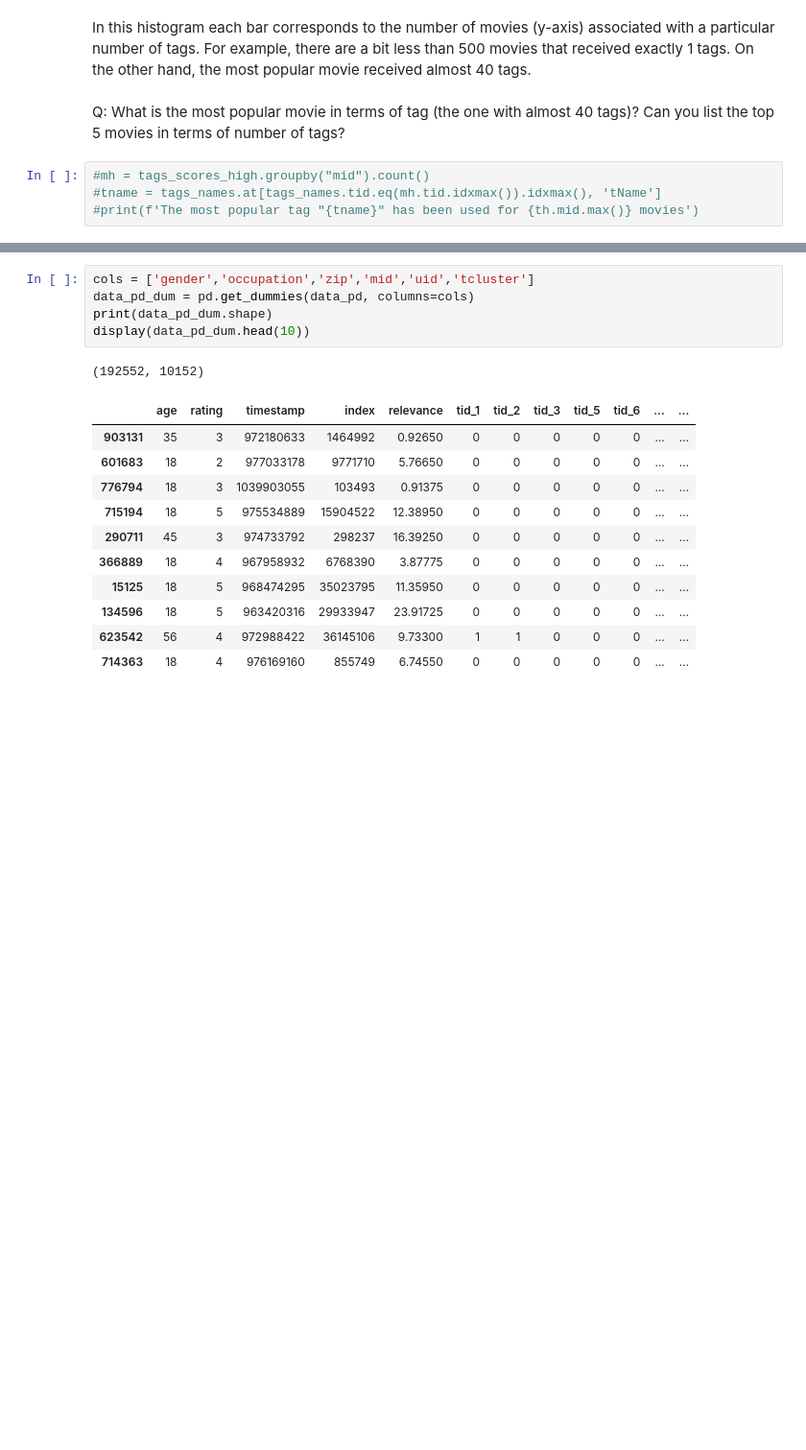
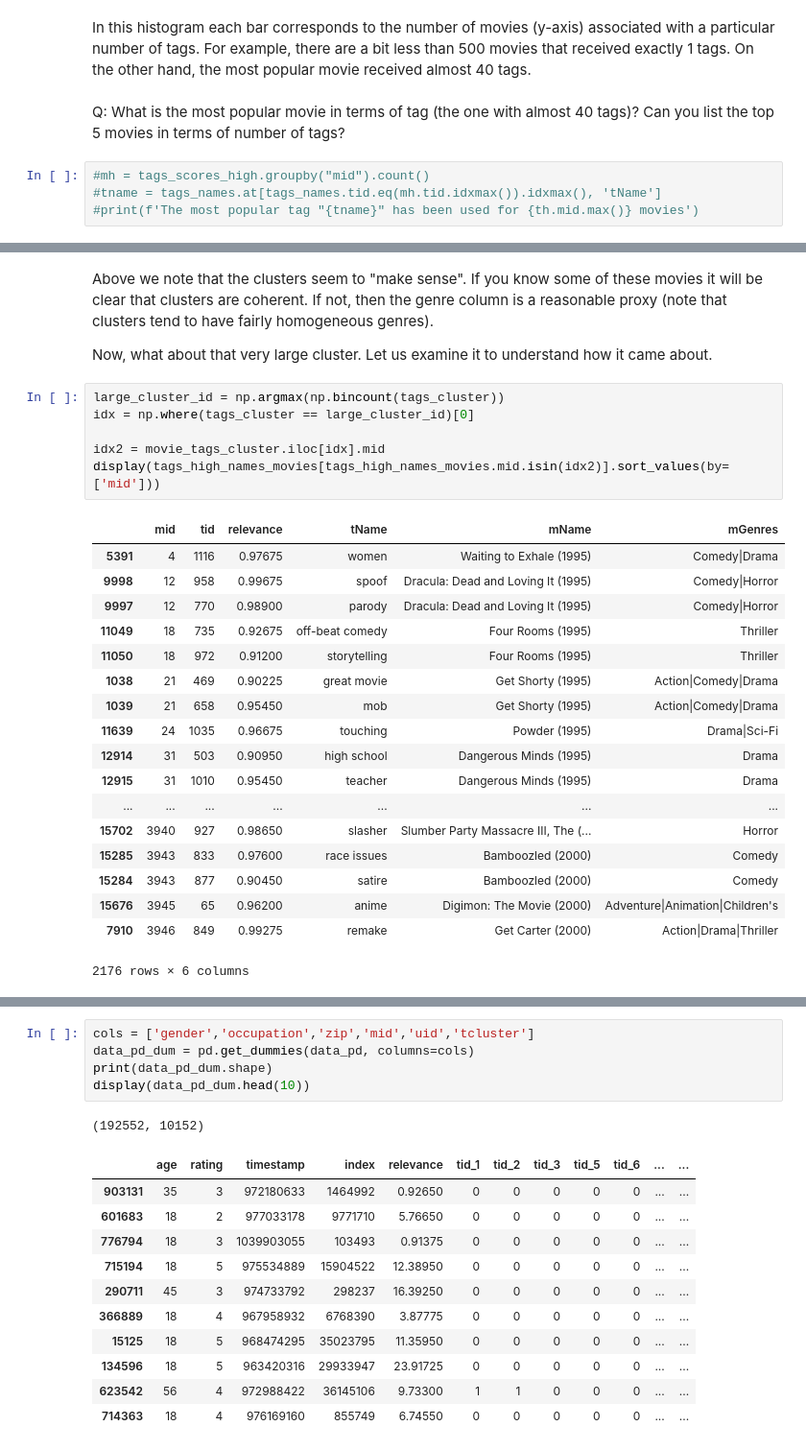
Before and after one commit to lcharlin/ivado-workshop_recsys_19, a Jupyter notebook: Tutorial -- Introduction to ML.ipynb, the cells around one changed output, grey strips where cells are left out. Shown at 96% size. Cells and saved outputs as stored; diff of their text form; blank space fills up the shorter version.

```diff
--- a/Tutorial -- Introduction to ML.ipynb
+++ b/Tutorial -- Introduction to ML.ipynb
@@ -579 +597,30 @@ Cluster 5 (number of movies: 36)
 ... (194 outputs left out)
+# %% [markdown]
+Above we note that the clusters seem to "make sense". If you know some of these movies it will be clear that clusters are coherent. If not, then the genre column is a reasonable proxy (note that clusters tend to have fairly homogeneous genres).
+
+Now, what about that very large cluster. Let us examine it to understand how it came about.
+# %%
+large_cluster_id = np.argmax(np.bincount(tags_cluster))
+idx = np.where(tags_cluster == large_cluster_id)[0]
+
+idx2 = movie_tags_cluster.iloc[idx].mid
+display(tags_high_names_movies[tags_high_names_movies.mid.isin(idx2)].sort_values(by=['mid']))
+# %% [output]
+|  | mid | tid | relevance | tName | mName | mGenres |
+| 5391 | 4 | 1116 | 0.97675 | women | Waiting to Exhale (1995) | Comedy|Drama |
+| 9998 | 12 | 958 | 0.99675 | spoof | Dracula: Dead and Loving It (1995) | Comedy|Horror |
+| 9997 | 12 | 770 | 0.98900 | parody | Dracula: Dead and Loving It (1995) | Comedy|Horror |
+| 11049 | 18 | 735 | 0.92675 | off-beat comedy | Four Rooms (1995) | Thriller |
+| 11050 | 18 | 972 | 0.91200 | storytelling | Four Rooms (1995) | Thriller |
+| 1038 | 21 | 469 | 0.90225 | great movie | Get Shorty (1995) | Action|Comedy|Drama |
+| 1039 | 21 | 658 | 0.95450 | mob | Get Shorty (1995) | Action|Comedy|Drama |
+| 11639 | 24 | 1035 | 0.96675 | touching | Powder (1995) | Drama|Sci-Fi |
+| 12914 | 31 | 503 | 0.90950 | high school | Dangerous Minds (1995) | Drama |
+| 12915 | 31 | 1010 | 0.95450 | teacher | Dangerous Minds (1995) | Drama |
+| ... | ... | ... | ... | ... | ... | ... |
+| 15702 | 3940 | 927 | 0.98650 | slasher | Slumber Party Massacre III, The (... | Horror |
+| 15285 | 3943 | 833 | 0.97600 | race issues | Bamboozled (2000) | Comedy |
+| 15284 | 3943 | 877 | 0.90450 | satire | Bamboozled (2000) | Comedy |
+| 15676 | 3945 | 65 | 0.96200 | anime | Digimon: The Movie (2000) | Adventure|Animation|Children's |
+| 7910 | 3946 | 849 | 0.99275 | remake | Get Carter (2000) | Action|Drama|Thriller |
+2176 rows × 6 columns
```
Also changed, not shown: parts of 45 cells of this notebook.
